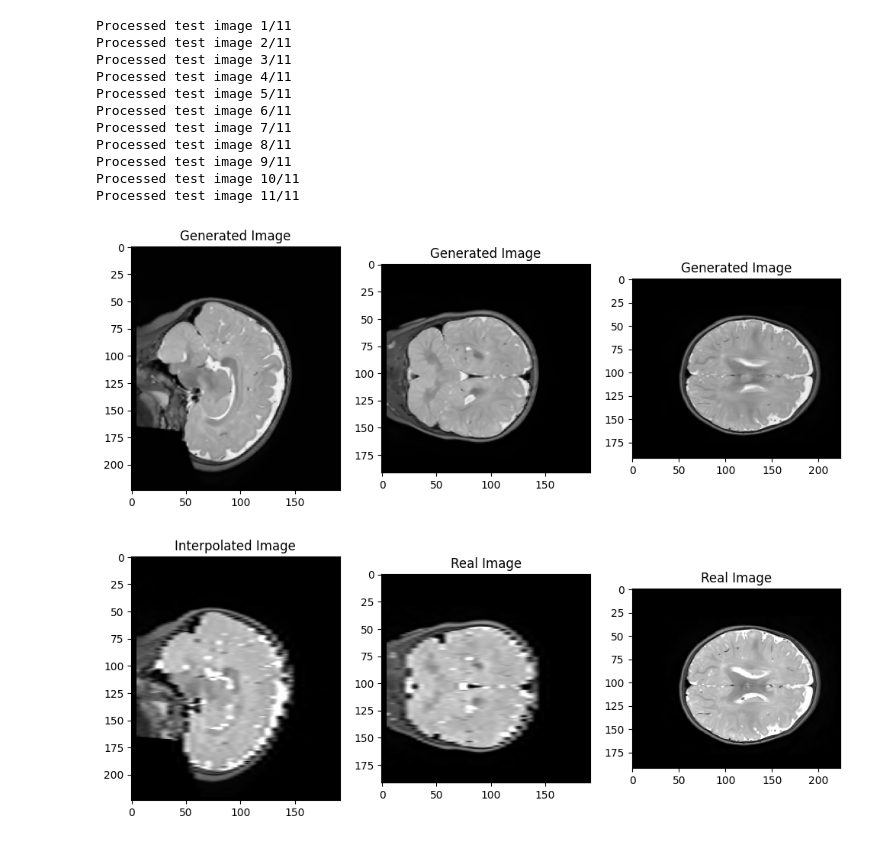
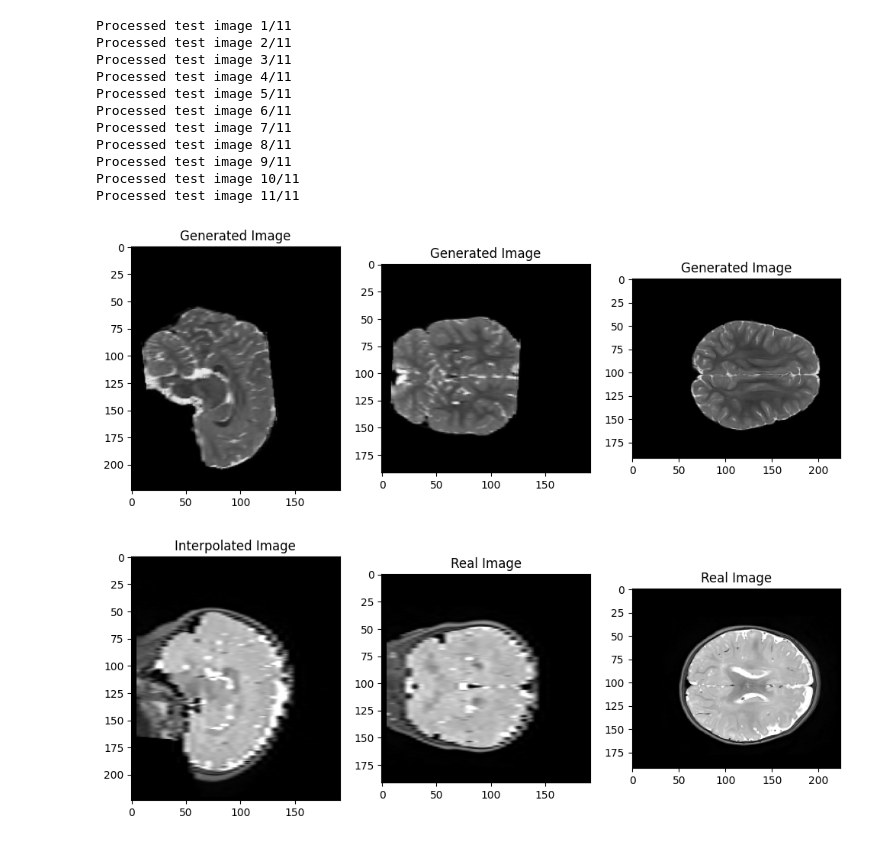
Before and after one commit to almalennartsson-dev/baby-ai-local, a Jupyter notebook: random.ipynb, the cells around one changed output. Saved outputs shown, nothing was run; the diff lists cells and outputs as text; code cells hidden in the pictures.

```diff
--- a/random.ipynb
+++ b/random.ipynb
@@ -208,21 +266,21 @@ net = UNet(
     num_res_units=10,
     norm=None,
 )
-net.load_state_dict(torch.load(DATA_DIR/"outputs"/"2025-11-24T14:34:18.060842_model_weights.pth", map_location="cpu"))
+net.load_state_dict(torch.load(DATA_DIR/"outputs"/"2026-02-20T13:54:54.805609_model_weights.pth", map_location="cpu"))
 
 generated_images = []
 real_images = []
 net.eval()
 with torch.no_grad():
-    for i in range(len(test_t1)):
+    for i in range(len(zen_patches)):
         all_outputs = []
-        for j in range(len(test_t1[0])):
-            input = torch.tensor(test_t2_LR[i][j]).float()
-            input = input.unsqueeze(0).unsqueeze(0)  # (1, 1, 64, 64, 64)
+        for j in range(len(zen_patches[0])):
+            input = torch.tensor(zen_patches[i][j]).float()
+            input = input.unsqueeze(0).unsqueeze(0)
             output = net(input)
-            all_outputs.append(output.squeeze(0).squeeze(0).cpu().numpy())  # (64, 64, 64)
+            all_outputs.append(output.squeeze(0).squeeze(0).cpu().numpy())
         gen_reconstructed = reconstruct_from_patches(all_outputs, target_shape, stride)
-        real_reconstructed = reconstruct_from_patches(test_t2[i], target_shape, stride)
+        #real_reconstructed = reconstruct_from_patches(test_t2[i], target_shape, stride)
         generated_images.append(gen_reconstructed)
-        real_images.append(real_reconstructed)
+        #real_images.append(real_reconstructed)
         print(f"Processed test image {i+1}/{len(test_t1)}")
@@ -245,7 +305,7 @@ net = UNet(
     num_res_units=10,
     norm=None,
 )
-net.load_state_dict(torch.load(DATA_DIR/"outputs"/"2025-12-16T14:01:11.253492_model_weights.pth", map_location="cpu"))
+net.load_state_dict(torch.load(DATA_DIR/"outputs"/"2026-02-20T13:54:54.805609_model_weights.pth", map_location="cpu"))
 
 generated_images = []
 real_images = []
@@ -284,7 +344,7 @@ net = UNet(
     num_res_units=18,
     norm=None,
 )
-net.load_state_dict(torch.load(DATA_DIR/"outputs"/"2025-12-16T16:30:48.046569_model_weights.pth", map_location="cpu"))
+net.load_state_dict(torch.load(DATA_DIR/"outputs"/"2025-11-26T17:25:11.234141_model_weights.pth", map_location="cpu"))
 
 generated_images = []
 real_images = []
@@ -348,6 +411,8 @@ KeyboardInterrupt:
 # 15x augmented 2026-02-11T16:01:49.974553_model_weights.pth 64 patches, 2 residual (best epoch 8)
 # 12x augemented 2026-02-13T13:14:12.904631_model_weights.pth 32 p, 10 res, batch size 32, 40 epochs
 # 12x augmented 2026-02-15T11:23:48.627180_model_weights.pth 32 p, 10 res, batch size 32, 73 epochs
+# 12x augmented SINGLE INPUT 2026-02-20T13:54:54.805609_model_weights.pth 32 p, 10 res, batch size 32,
+
 
 #load Unet weights
 import torch
@@ -366,7 +431,8 @@ net = UNet(
     num_res_units=10,
     norm=None,
 )
-net.load_state_dict(torch.load(DATA_DIR/"outputs"/"2026-02-15T11:23:48.627180_model_weights.pth", map_location="cpu"))
+net.load_state_dict(torch.load(model_weights, map_location="cpu"))
+#net.load_state_dict(torch.load(DATA_DIR/"outputs"/"2026-02-15T11:23:48.627180_model_weights.pth", map_location="cpu"))
 
 generated_images = []
 real_images = []
@@ -400,22 +466,24 @@ Processed test image 11/11
 # %%
 #plot middle slice of first generated image
 import matplotlib.pyplot as plt
 mid_slice = target_shape[0] // 2
 plt.figure(figsize=(12, 8))
 plt.subplot(1,3,1)
 plt.title("Generated Image")
 plt.imshow(generated_images[0][mid_slice,:,:], cmap='gray')
 plt.subplot(1,3,2)
 plt.title("Generated Image")
 plt.imshow(generated_images[0][:,mid_slice,:], cmap='gray')
 plt.subplot(1,3,3)
 plt.title("Generated Image")
 plt.imshow(generated_images[0][:,:,mid_slice], cmap='gray')
 plt.show()
 
-nib.save(nib.Nifti1Image(generated_images[0], affine=ref_img.affine), "/Users/al1612le/images/generated_image_12augnet_10res_D2axial_input_32batch.nii.gz")
+nib.save(nib.Nifti1Image(zen_input, affine=ref_img.affine), "/Users/al1612le/images/zens001_normalized.nii.gz")
+#generated_image_12augnet_10res_zens0001_input_32batch_singleinput.nii.gz")
+#"/Users/al1612le/images/generated_image_12augnet_10res_D2axialODD_input_32batch.nii.gz"
 # %% [output]
-[figure, old version]
+[figure, new version]
 # %%
 #plot middle slice of first generated image
 import matplotlib.pyplot as plt
```
Also changed, not shown: parts of 8 cells of this notebook, 17 other files.
